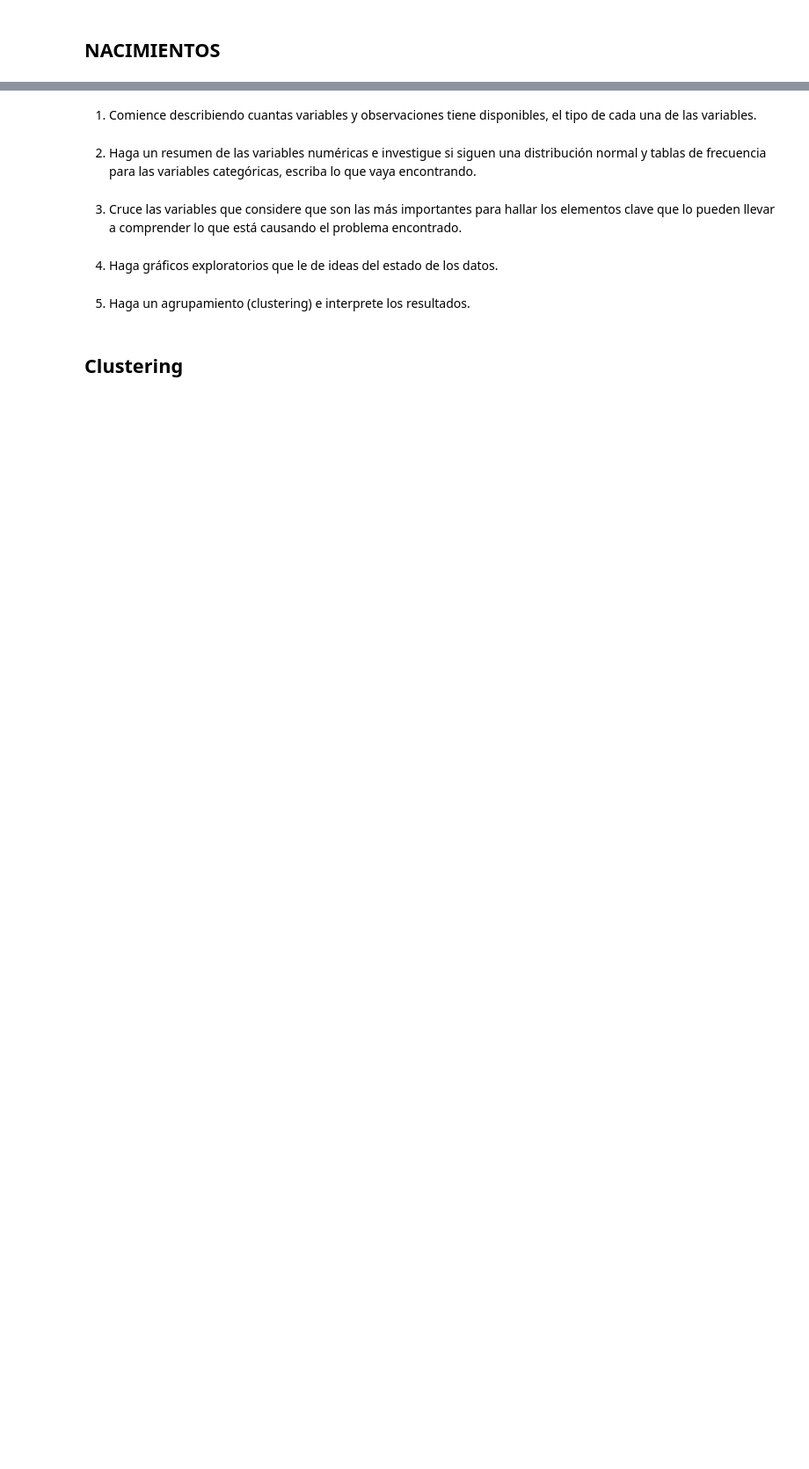
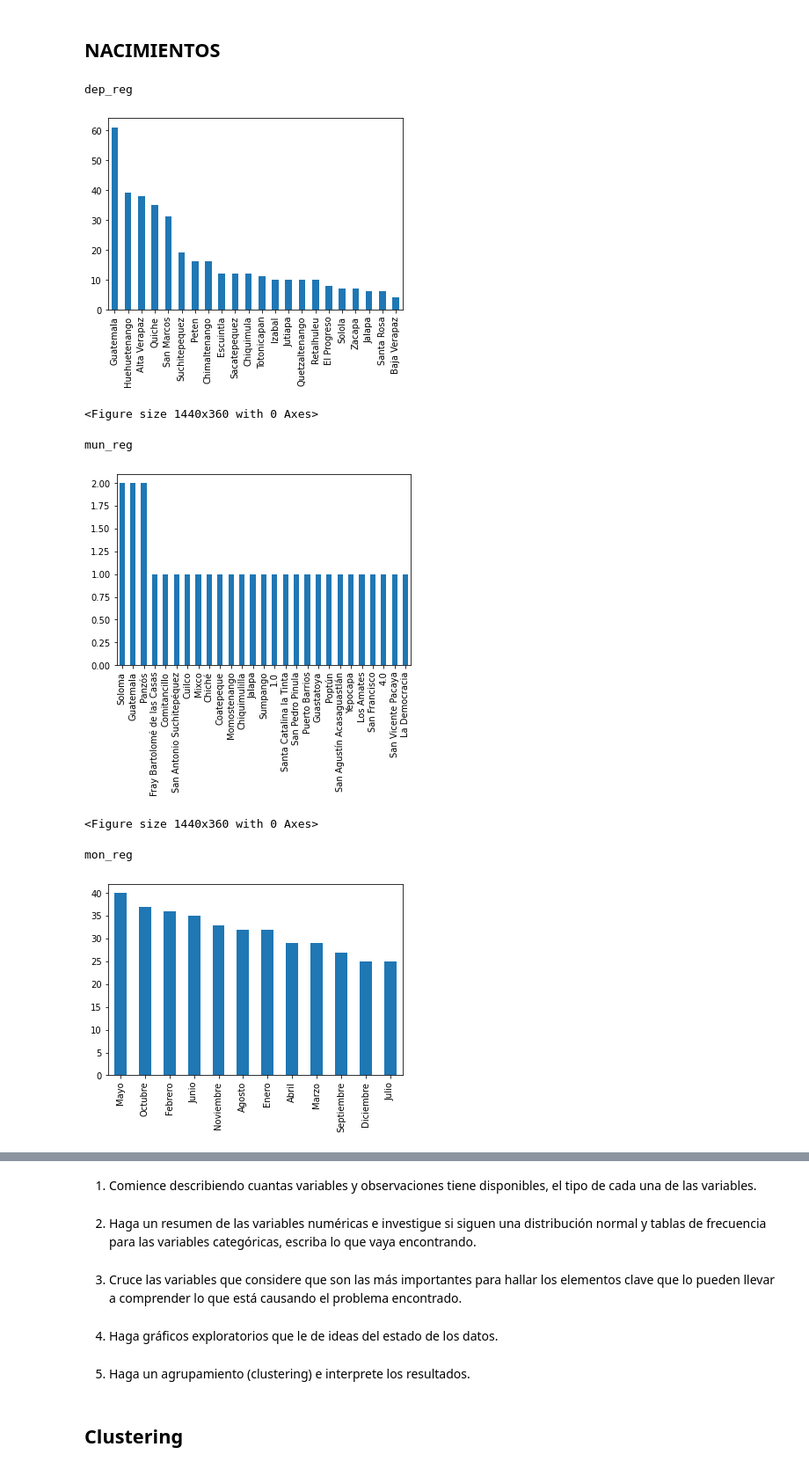
Before and after one commit to JuanPineda115/DataMining-P1, a Jupyter notebook: Group5.ipynb, the cells around one changed output, grey strips where cells are left out. Shown at 88% size. Cells and saved outputs as stored; diff of their text form; code cells hidden in the pictures; blank space fills up the shorter version.

```diff
--- a/Group5.ipynb
+++ b/Group5.ipynb
@@ -270,27 +440,27 @@ nc_2020 = pd.read_spss('./data/nc_2020.sav')
 nc_2009 = nc_filter_df(nc_2009, ['inscirption', 'via_part', 'dad_contry', 'birth_country_dad', 'dad_scholar', 'mom_country_res', 'birth_country_mom', 'mom_scholarship'])
 nc_2009['year_reg'] = np.full(len(nc_2009.index), '2009')
 nc_2010 = nc_filter_df(nc_2010, ['inscirption', 'via_part', 'dad_contry', 'birth_country_dad', 'mom_country_res', 'birth_country_mom'])
-nc_2010['year_reg'] = np.full(len(nc_2010.index), '2009')
+nc_2010['year_reg'] = np.full(len(nc_2010.index), '2010')
 nc_2011 = nc_filter_df(nc_2011, ['inscirption', 'via_part', 'dad_contry', 'birth_country_dad', 'mom_country_res', 'birth_country_mom'])
-nc_2011['year_reg'] = np.full(len(nc_2011.index), '2009')
+nc_2011['year_reg'] = np.full(len(nc_2011.index), '2011')
 nc_2012 = nc_filter_df(nc_2012, ['inscirption', 'area_geog', 'year_occu', 'via_part'])
-nc_2012['year_reg'] = np.full(len(nc_2012.index), '2009')
+nc_2012['year_reg'] = np.full(len(nc_2012.index), '2012')
 nc_2013 = nc_filter_df(nc_2013, ['inscirption', 'area_geog', 'year_occu', 'via_part'])
-nc_2013['year_reg'] = np.full(len(nc_2013.index), '2009')
+nc_2013['year_reg'] = np.full(len(nc_2013.index), '2013')
 nc_2014 = nc_filter_df(nc_2014, ['inscirption', 'area_geog',  'year_occu', 'via_part', 'dad_nan', 'mom_nationality'])
-nc_2014['year_reg'] = np.full(len(nc_2014.index), '2009')
+nc_2014['year_reg'] = np.full(len(nc_2014.index), '2014')
 nc_2015 = nc_filter_df(nc_2015, ['area_geog', 'dad_nan', 'mom_nationality'])
-nc_2015['year_reg'] = np.full(len(nc_2015.index), '2009')
+nc_2015['year_reg'] = np.full(len(nc_2015.index), '2015')
 nc_2016 = nc_filter_df(nc_2016, ['area_geog', 'dad_nan', 'mom_nationality'])
-nc_2016['year_reg'] = np.full(len(nc_2016.index), '2009')
+nc_2016['year_reg'] = np.full(len(nc_2016.index), '2016')
 nc_2017 = nc_filter_df(nc_2017, ['area_geog', 'dad_nan', 'mom_nationality'])
-nc_2017['year_reg'] = np.full(len(nc_2017.index), '2009')
+nc_2017['year_reg'] = np.full(len(nc_2017.index), '2017')
 nc_2018 = nc_filter_df(nc_2018, ['area_geog', 'dad_nan', 'mom_nationality'])
-nc_2018['year_reg'] = np.full(len(nc_2018.index), '2009')
+nc_2018['year_reg'] = np.full(len(nc_2018.index), '2018')
 nc_2019 = nc_filter_df(nc_2019, ['area_geog', 'dad_nan', 'mom_nationality'])
-nc_2019['year_reg'] = np.full(len(nc_2019.index), '2009')
+nc_2019['year_reg'] = np.full(len(nc_2019.index), '2019')
 nc_2020 = nc_filter_df(nc_2020, ['area_geog', 'dad_nan', 'mom_nationality'])
-nc_2020['year_reg'] = np.full(len(nc_2020.index), '2009')
+nc_2020['year_reg'] = np.full(len(nc_2020.index), '2020')
 
 nc_2009 = drop_df_colums(nc_2009, filter)
 nc_2010 = drop_df_colums(nc_2010, filter)
@@ -328,6 +498,9 @@ temp_nc = temp_nc[~temp_nc[response[0]].isin(to_remove)]
 temp_nc = temp_nc.replace(['Ninguno', 'Básico', 'Oficios domésticos no remunerado'], ['Ninguna', 'Básica','Oficios domésticos no remunerados'])
 temp_nc = temp_nc[~temp_nc[response[1]].isin(to_remove)]
 temp_nc = temp_nc[~temp_nc[response[2]].isin(to_remove)]
+# %%
+temp_nc = temp_nc.replace(['Médica', 'Médico', 'Medico', 'Medica'], 'Medico')
+temp_nc = temp_nc.replace(['Paramédico', 'Paramédica'], 'Paramedico')
 # %%
 nc_data = temp_nc.sample(n=380, random_state=1)
 # %%
@@ -351,7 +524,20 @@ sns.pairplot(nc_quan_df, height= 5)
 plt.show()
 # %%
 for var in nc_qual_vars:
-    data[var].value_counts().plot(kind='bar')
+    if (var == "mun_reg" or var == 'mun_occu' or var == 'mom_mun_resi'):
+        nc_data[var].head(30).value_counts().plot(kind='bar')
+    else:
+        nc_data[var].value_counts().plot(kind='bar')
+
     plt.figure(figsize=(20,5))
     print('\n'+ var)
     plt.show()
+# %% [output]
+dep_reg
+[figure, added]
+<Figure size 1440x360 with 0 Axes>
+mun_reg
+[figure, added]
+<Figure size 1440x360 with 0 Axes>
+mon_reg
+[figure, added]
```
Also changed, not shown: parts of 42 cells of this notebook.
